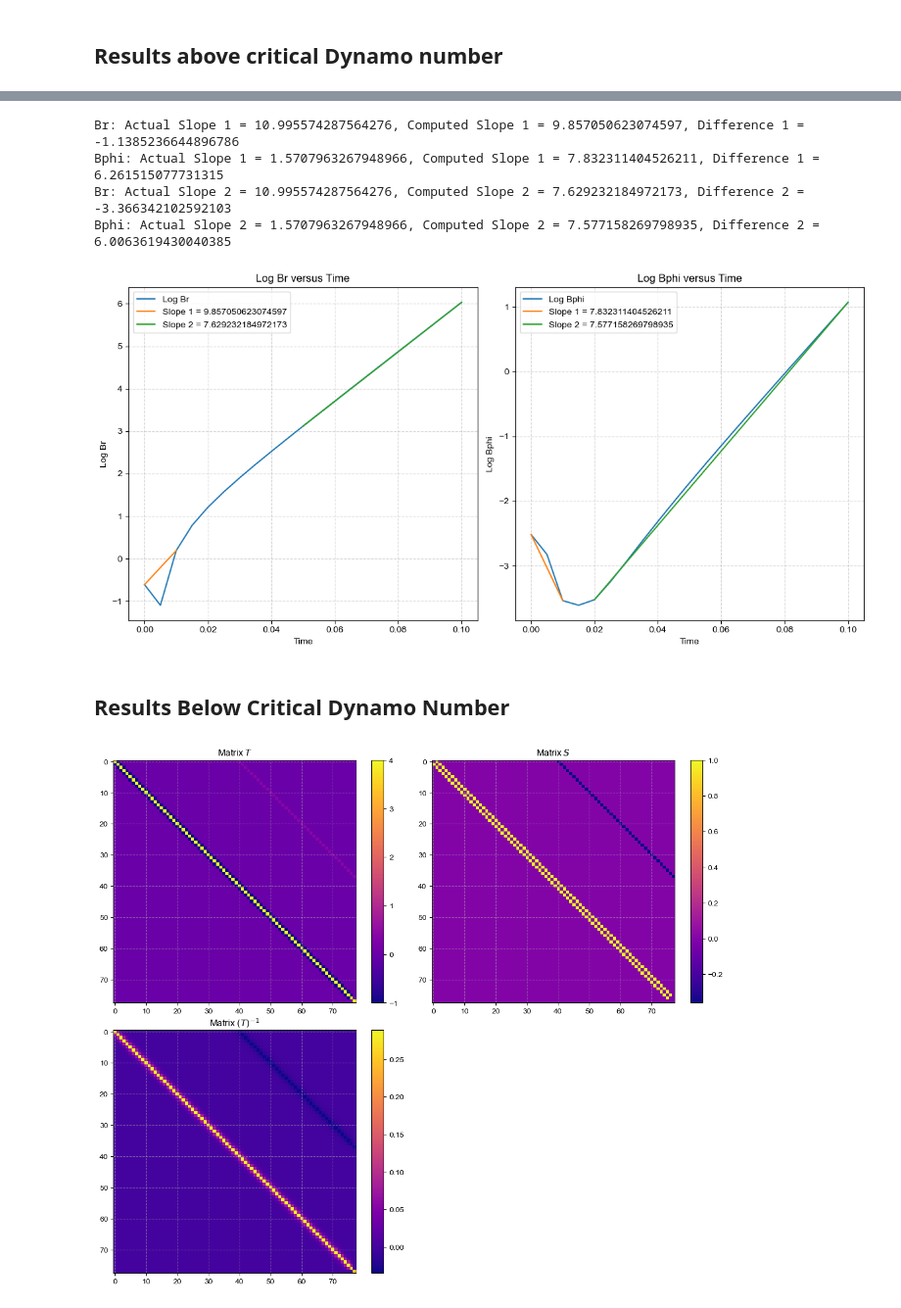
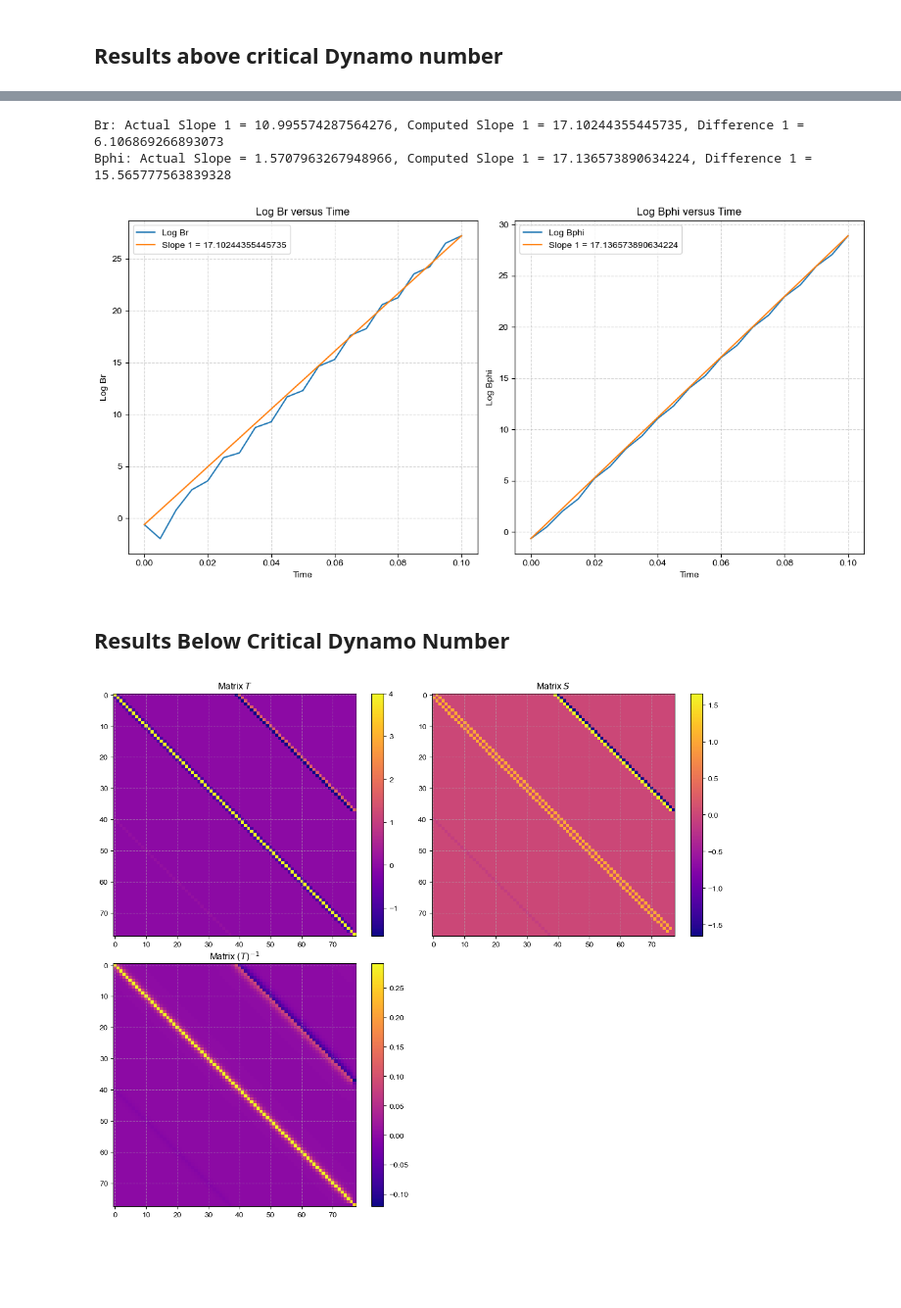
Before and after one commit to SagarPrakashBarad/GalacticDynamos, a Jupyter notebook: _build/jupyter_execute/Alpha_Omega_Dynamos/z_approximation/Alpha_Omega_Dynamo.ipynb, the cells around one changed output, grey strips where cells are left out. Shown at 98% size. Drawn from its saved outputs; the diff is of its cells as text; code cells hidden in the pictures; blank space fills up the shorter version.

```diff
--- a/_build/jupyter_execute/Alpha_Omega_Dynamos/z_approximation/Alpha_Omega_Dynamo.ipynb
+++ b/_build/jupyter_execute/Alpha_Omega_Dynamos/z_approximation/Alpha_Omega_Dynamo.ipynb
@@ -284,6 +284,8 @@ def dynamo_numbers(r, B, bc):
         if i < N-2:
             T[i, N + i] = a
             S[i, N +i] = -a
+            T[i, N + i -1] = -a
+            S[i, N + i -1] = a
             S[N+i, i] = -b
             T[N + i, i] = b
 
@@ -349,14 +351,10 @@ for i in range(2*N-2):
         if i < N-2:
             T[i, N + i] = a
             S[i, N +i] = -a
-            #if i != 0:
-            #    T[i, N +i -2] = -a
-            #    S[i, N + i -2] = a
+            T[i, N +i -1] = -a
+            S[i, N + i -1] = a
             S[N+i, i] = -b
             T[N + i, i] = b
-        #if i == N-2:
-        #    T[i, N + i - 2] = -a
-        #    S[i, N + i - 2] = a
 
 # inverse of T
 T_inv = np.linalg.inv(T)
@@ -478,35 +476,24 @@ log_Bphi = np.log(np.abs(Bphi[2]))
 # %%
-slope_Br_1, intercept_Br_1 = np.polyfit(time[:2], log_Br[:2], 1)
-slope_Bphi_1, intercept_Bphi_1= np.polyfit(time[:2], log_Bphi[:2], 1)
-
-slope_Br_2, intercept_Br_2 = np.polyfit(time[10:], log_Br[10:], 1)
-slope_Bphi_2, intercept_Bphi_2 = np.polyfit(time[4:], log_Bphi[4:], 1)
+slope_Br, intercept_Br = np.polyfit(time[:8], log_Br[:8], 1)
+slope_Bphi, intercept_Bphi_1= np.polyfit(time[:8], log_Bphi[:8], 1)
 
 actual_slope_Br = (m + 1/2)* np.pi
 actual_slope_Bphi = (n + 1/2)* np.pi
 
-difference_Br_1 = np.sqrt(-slope_Br_1) - actual_slope_Br
-difference_Bphi_1 = np.sqrt(-slope_Bphi_1) - actual_slope_Bphi
+difference_Br_1 = np.sqrt(slope_Br) - actual_slope_Br
+difference_Bphi = np.sqrt(slope_Bphi) - actual_slope_Bphi
 
-difference_Br_2 = np.sqrt(slope_Br_2) - actual_slope_Br
-difference_Bphi_2 = np.sqrt(slope_Bphi_2) - actual_slope_Bphi
-
-print(f"Br: Actual Slope 1 = {actual_slope_Br}, Computed Slope 1 = {np.sqrt(-slope_Br_1)}, Difference 1 = {difference_Br_1}")
-print(f"Bphi: Actual Slope 1 = {actual_slope_Bphi}, Computed Slope 1 = {np.sqrt(-slope_Bphi_1)}, Difference 1 = {difference_Bphi_1}")
-print(f"Br: Actual Slope 2 = {actual_slope_Br}, Computed Slope 2 = {np.sqrt(slope_Br_2)}, Difference 2 = {difference_Br_2}")
-print(f"Bphi: Actual Slope 2 = {actual_slope_Bphi}, Computed Slope 2 = {np.sqrt(slope_Bphi_2)}, Difference 2 = {difference_Bphi_2}")
+print(f"Br: Actual Slope 1 = {actual_slope_Br}, Computed Slope 1 = {np.sqrt(slope_Br)}, Difference 1 = {difference_Br_1}")
+print(f"Bphi: Actual Slope = {actual_slope_Bphi}, Computed Slope 1 = {np.sqrt(slope_Bphi)}, Difference 1 = {difference_Bphi}")
 # %% [output]
-Br: Actual Slope 1 = 10.995574287564276, Computed Slope 1 = 9.857050623074597, Difference 1 = -1.1385236644896786
-Bphi: Actual Slope 1 = 1.5707963267948966, Computed Slope 1 = 7.832311404526211, Difference 1 = 6.261515077731315
-Br: Actual Slope 2 = 10.995574287564276, Computed Slope 2 = 7.629232184972173, Difference 2 = -3.366342102592103
-Bphi: Actual Slope 2 = 1.5707963267948966, Computed Slope 2 = 7.577158269798935, Difference 2 = 6.0063619430040385
+Br: Actual Slope 1 = 10.995574287564276, Computed Slope 1 = 17.10244355445735, Difference 1 = 6.106869266893073
+Bphi: Actual Slope = 1.5707963267948966, Computed Slope 1 = 17.136573890634224, Difference 1 = 15.565777563839328
 # %%
 plt.figure(figsize=(12, 6))
 
 plt.subplot(1, 2, 1)
 plt.plot(time, log_Br, label=f"Log Br")  # Plot the curve for Log Br
-plt.plot([time[0], time[2]], [log_Br[0], log_Br[2]], linestyle='-', label=f"Slope 1 = {np.sqrt(-slope_Br_1)}")
-plt.plot([time[10], time[-1]], [log_Br[10], log_Br[-1]], linestyle='-', label=f"Slope 2 = {np.sqrt(slope_Br_2)}")
+plt.plot([time[0], time[-1]], [log_Br[0], log_Br[-1]], linestyle='-', label=f"Slope 1 = {np.sqrt(slope_Br)}")
 plt.xlabel('Time')
 plt.ylabel('Log Br')
 plt.title('Log Br versus Time')
@@ -515,8 +502,7 @@ plt.legend()
 
 plt.subplot(1, 2, 2)
 plt.plot(time, log_Bphi, label='Log Bphi')
-plt.plot([time[0], time[2]], [log_Bphi[0], log_Bphi[2]], linestyle='-', label=f"Slope 1 = {np.sqrt(-slope_Bphi_1)}")
-plt.plot([time[4], time[-1]], [log_Bphi[4], log_Bphi[-1]], linestyle='-', label=f"Slope 2 = {np.sqrt(slope_Bphi_2)}")
+plt.plot([time[0], time[-1]], [log_Bphi[0], log_Bphi[-1]], linestyle='-', label=f"Slope 1 = {np.sqrt(slope_Bphi)}")
 plt.xlabel('Time')
 plt.ylabel('Log Bphi')
 plt.title('Log Bphi versus Time')
@@ -527,7 +513,7 @@ plt.tight_layout()
 plt.savefig("results/log_Br_Bphi_vs_time_above_critical_D.png")
 plt.show()
 # %% [output]
-[figure, old version]
+[figure, new version]
 # %% [markdown]
 ## Results Below Critical Dynamo Number
 # %%
@@ -543,34 +529,36 @@ for i in range(2*N-2):
         T[i, i+1] = -l
         T[i+1, i] = -l
         S[i, i+1] = l
         S[i+1, i] = l
         if i < N-2:
             T[i, N + i] = a
             S[i, N +i] = -a
+            T[i, N + i -1] = -a
+            S[i, N + i -1] = a
             S[N+i, i] = -b
             T[N + i, i] = b
 
 
 # inverse of T
 T_inv = np.linalg.inv(T)
 
 fig, axs = plt.subplots(2, 2, figsize=(12, 10))
 im = axs[0, 0].imshow(T, cmap='plasma')
 axs[0, 0].set_title(r'Matrix $T$')
 plt.colorbar(im, ax=axs[0, 0])
 im = axs[0, 1].imshow(S, cmap='plasma')
 axs[0, 1].set_title(r'Matrix $S$')
 plt.colorbar(im, ax=axs[0, 1])
 im = axs[1, 0].imshow(T_inv, cmap='plasma')
 axs[1, 0].set_title(r'Matrix $(T)^{-1}$')
 plt.colorbar(im, ax=axs[1, 0])
 axs[1, 1].axis('off')
 
 plt.tight_layout()
 plt.savefig("results/matrix_T_S_T_inv_below_critical_dynamo.png")
 plt.show()
 # %% [output]
-[figure, old version]
+[figure, new version]
 # %%
 seed_value = 100
 m, n = 3, 0
```
Also changed, not shown: parts of 11 cells of this notebook, 42 other files.
